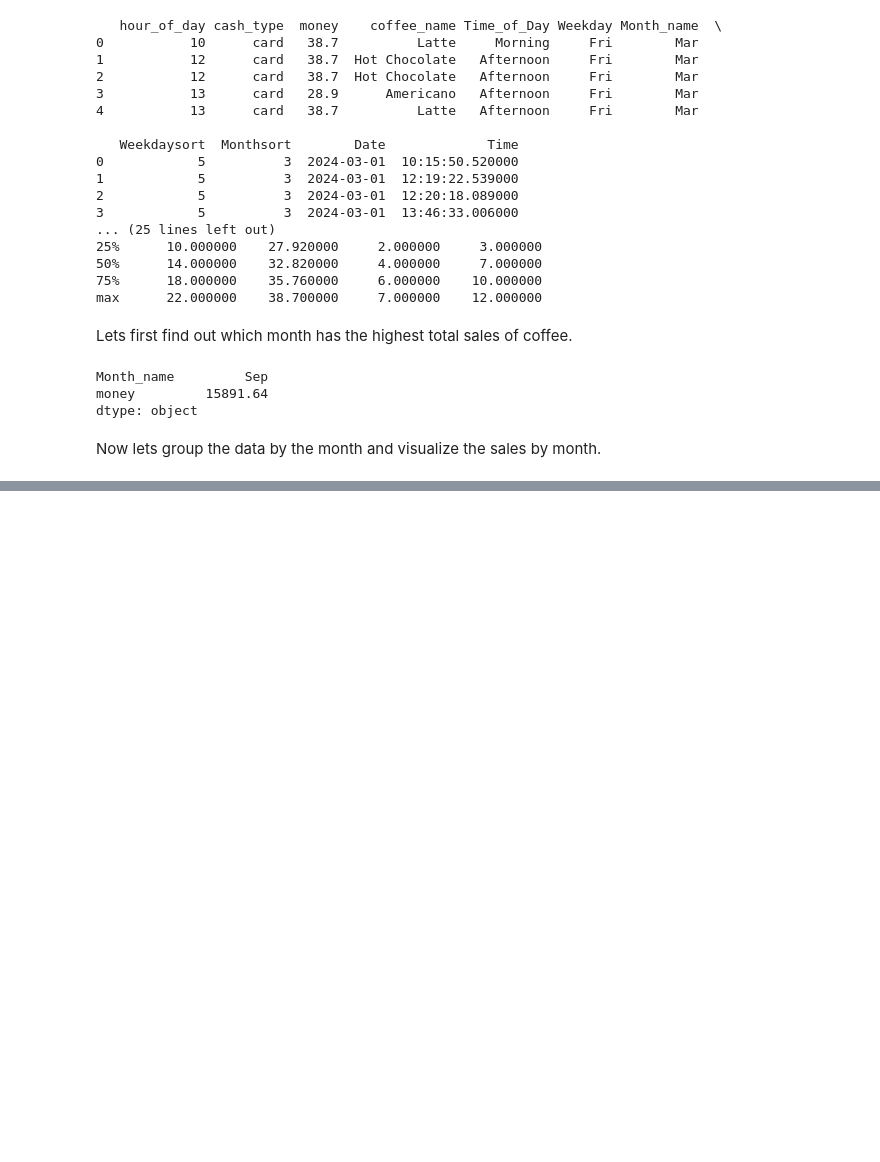
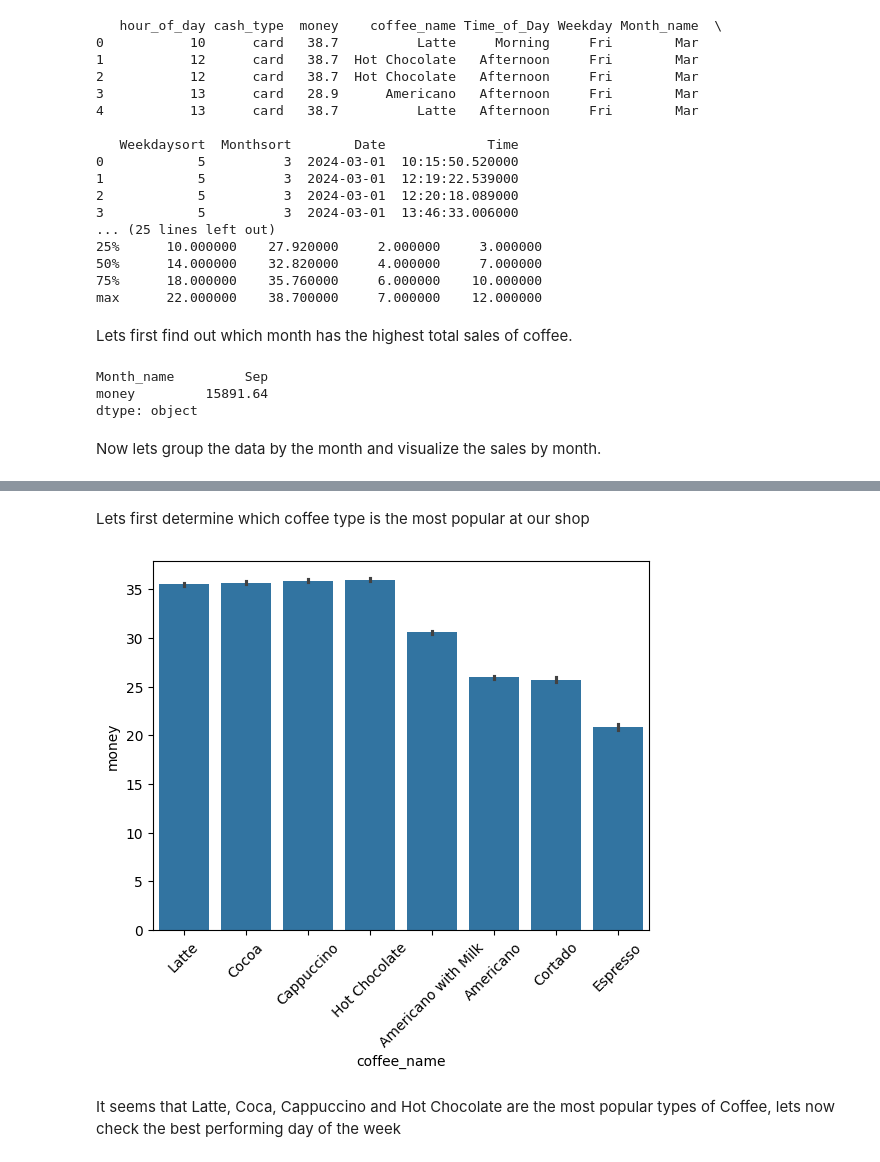
Before and after one commit to Syed-Ahmed02/Coffee-Sales-Visualization, a Jupyter notebook: notebook.ipynb, the cells around one changed output, grey strips where cells are left out. Drawn from its saved outputs; the diff is of its cells as text; code cells hidden in the pictures; blank space fills up the shorter version.

Commit message:
visualized the best performing coffee, using a barplot and sns

```diff
--- a/notebook.ipynb
+++ b/notebook.ipynb
@@ -65 +53,12 @@ plt.show()
 [figure]
+# %% [markdown]
+Lets first determine which coffee type is the most popular at our shop
+# %%
+sns.barplot(x='coffee_name',y='money',data=coffee_sales.sort_values(by="money",ascending=False))
+plt.xticks(rotation=45)
+
+plt.show()
+# %% [output]
+[figure, added]
+# %% [markdown]
+It seems that Latte, Coca, Cappuccino and Hot Chocolate are the most popular types of Coffee, lets now check the best performing day of the week
```
Also changed, not shown: parts of 2 cells of this notebook.
